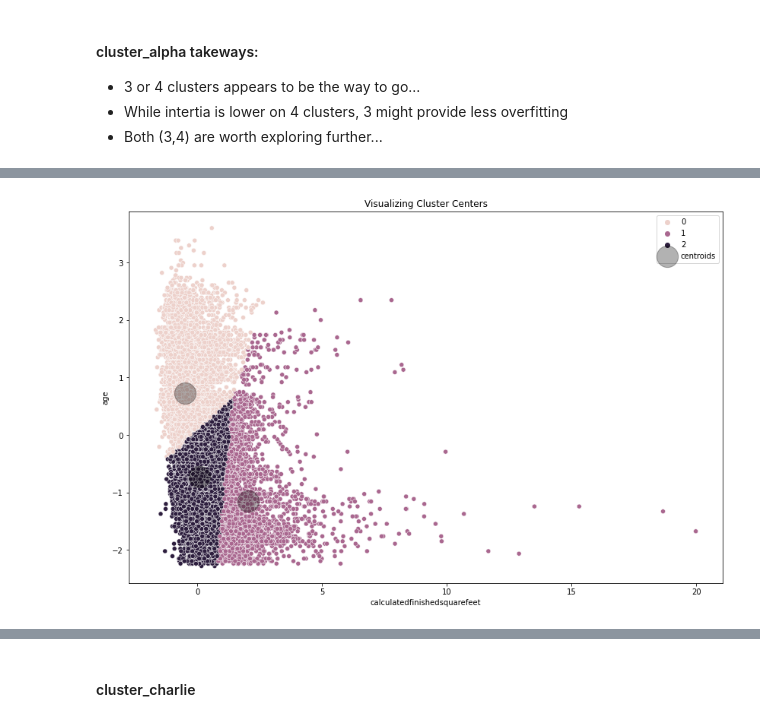
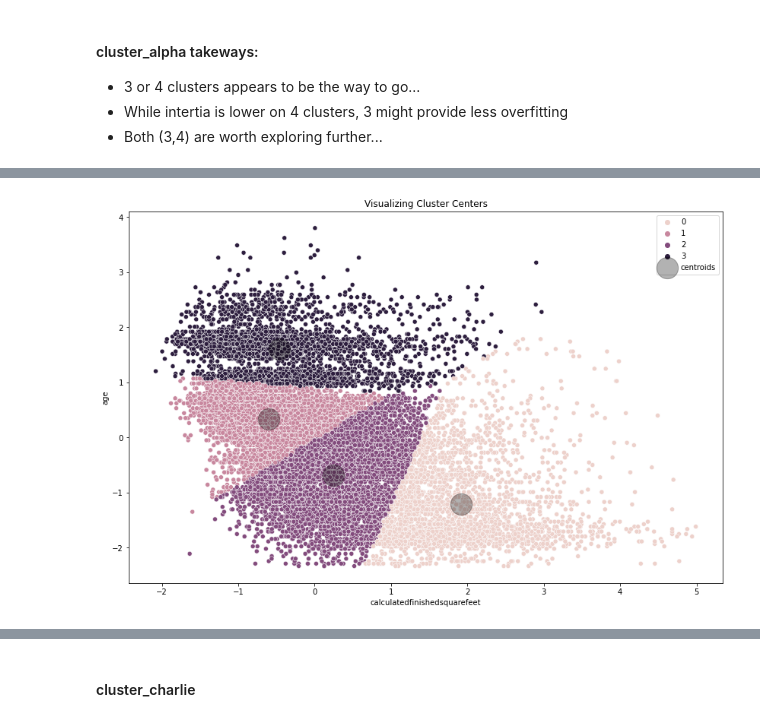
Before and after one commit to Tyler-Applegate/zillow-clustering-project, a Jupyter notebook: explore.ipynb, the cells around one changed output, grey strips where cells are left out. Saved outputs shown, nothing was run; the diff lists cells and outputs as text; code cells hidden in the pictures.

```diff
--- a/explore.ipynb
+++ b/explore.ipynb
@@ -322,8 +329,8 @@ X_train_scaled, stan_scaler = explore.scale_my_data(X_train, StandardScaler())
 kmeans = KMeans(n_clusters=3, random_state = 1221)
 
 # fit the thing
-kmeans.fit(X_train_scaled)
+kmeans.fit(X0_train_scaled)
 
 # Use (predict using) the thing
-kmeans.predict(X_train_scaled)
+kmeans.predict(X0_train_scaled)
 # %% [output]
@@ -331,7 +338,9 @@ array([2, 2, 2, ..., 1, 1, 1], dtype=int32)
 # %%
 # make a new column names cluster in iris and X_scaled dataframe
-train['cluster_alpha'] = kmeans.predict(X_train_scaled)
+train['cluster_alpha'] = kmeans.predict(X0_train_scaled)
 
-X_train_scaled['cluster_alpha'] = kmeans.predict(X_train_scaled)
+X0_train_scaled['cluster_alpha'] = kmeans.predict(X0_train_scaled)
+X0_validate_scaled['cluster_alpha'] = kmeans.predict(X0_validate_scaled)
+X0_test_scaled['cluster_alpha'] = kmeans.predict(X0_test_scaled)
 # %%
 # Make a dataframe
@@ -398,7 +447,7 @@ X1_train_scaled, stan_scaler = explore.scale_my_data(X1_train, StandardScaler())
 # sklearn implementation of KMeans
 
 #define the thing
-kmeans = KMeans(n_clusters=3, random_state = 1221)
+kmeans = KMeans(n_clusters=4, random_state = 1221)
 
 # fit the thing
 kmeans.fit(X1_train_scaled)
@@ -410,8 +459,10 @@ array([2, 1, 2, ..., 0, 0, 0], dtype=int32)
 # %%
 # make a new column names cluster in iris and X_scaled dataframe
-train['cluster_beta'] = kmeans.predict(X1_train_scaled)
+train['cluster_bravo'] = kmeans.predict(X1_train_scaled)
 
-X1_train_scaled['cluster_beta'] = kmeans.predict(X1_train_scaled)
+X1_train_scaled['cluster_bravo'] = kmeans.predict(X1_train_scaled)
+X1_validate_scaled['cluster_bravo'] = kmeans.predict(X1_validate_scaled)
+X1_test_scaled['cluster_bravo'] = kmeans.predict(X1_test_scaled)
 # %%
 # Make a dataframe
 centroids_scaled = pd.DataFrame(kmeans.cluster_centers_, columns = X1_train.columns)
@@ -424,22 +476,22 @@ centroids_scaled
 # %%
 # lets visualize the clusters along with the centers on scaled data.
 
 plt.figure(figsize=(14, 9))
 
 # scatter plot of data with hue for cluster
-sns.scatterplot(x = 'calculatedfinishedsquarefeet', y = 'age', data = X1_train_scaled, hue = 'cluster_beta')
+sns.scatterplot(x = 'calculatedfinishedsquarefeet', y = 'age', data = X1_train_scaled, hue = 'cluster_bravo')
 
 # plot cluster centers (centroids)
 centroids_scaled.plot.scatter(x= 'calculatedfinishedsquarefeet', y = 'age',
                               ax = plt.gca(),
                               s = 800, color = 'k',
                               alpha = 0.3,
                               label = 'centroids')
 
 plt.title('Visualizing Cluster Centers')
 plt.legend();
 # %% [output]
-[figure, old version]
+[figure, new version]
 # %%
 with plt.style.context('seaborn-whitegrid'):
     plt.figure(figsize=(9, 6))
```
Also changed, not shown: parts of 81 cells of this notebook, 4 other files.
